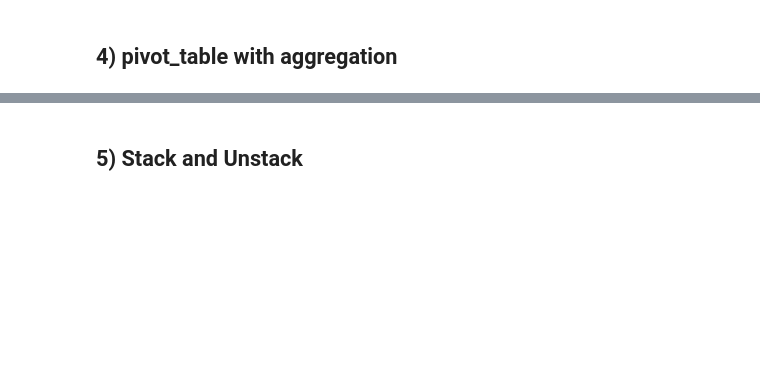
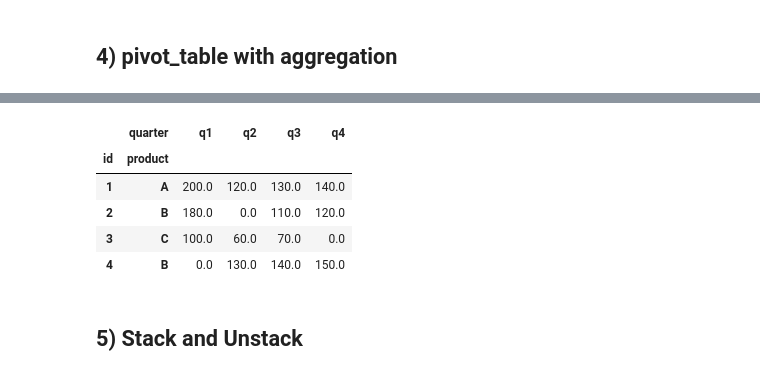
Before and after one commit to Dan-the-baguette-man/example_names, a Jupyter notebook: Module07/session1.ipynb, the cells around one changed output, grey strips where cells are left out. Cells and saved outputs as stored; diff of their text form; code cells hidden in the pictures; blank space fills up the shorter version.

```diff
--- a/Module07/session1.ipynb
+++ b/Module07/session1.ipynb
@@ -59,2 +120,12 @@ pt
+# %%
+pt = pd.pivot_table(dupes, index=['id','product'], columns='quarter', values='sales', aggfunc='sum')
+pt
+# %% [output]
+|  | quarter | q1 | q2 | q3 | q4 |
+| id | product |  |  |  |  |
+| 1 | A | 200.0 | 120.0 | 130.0 | 140.0 |
+| 2 | B | 180.0 | 0.0 | 110.0 | 120.0 |
+| 3 | C | 100.0 | 60.0 | 70.0 | 0.0 |
+| 4 | B | 0.0 | 130.0 | 140.0 | 150.0 |
 # %% [markdown]
 ## 5) Stack and Unstack
```
Also changed, not shown: parts of 24 cells of this notebook.
